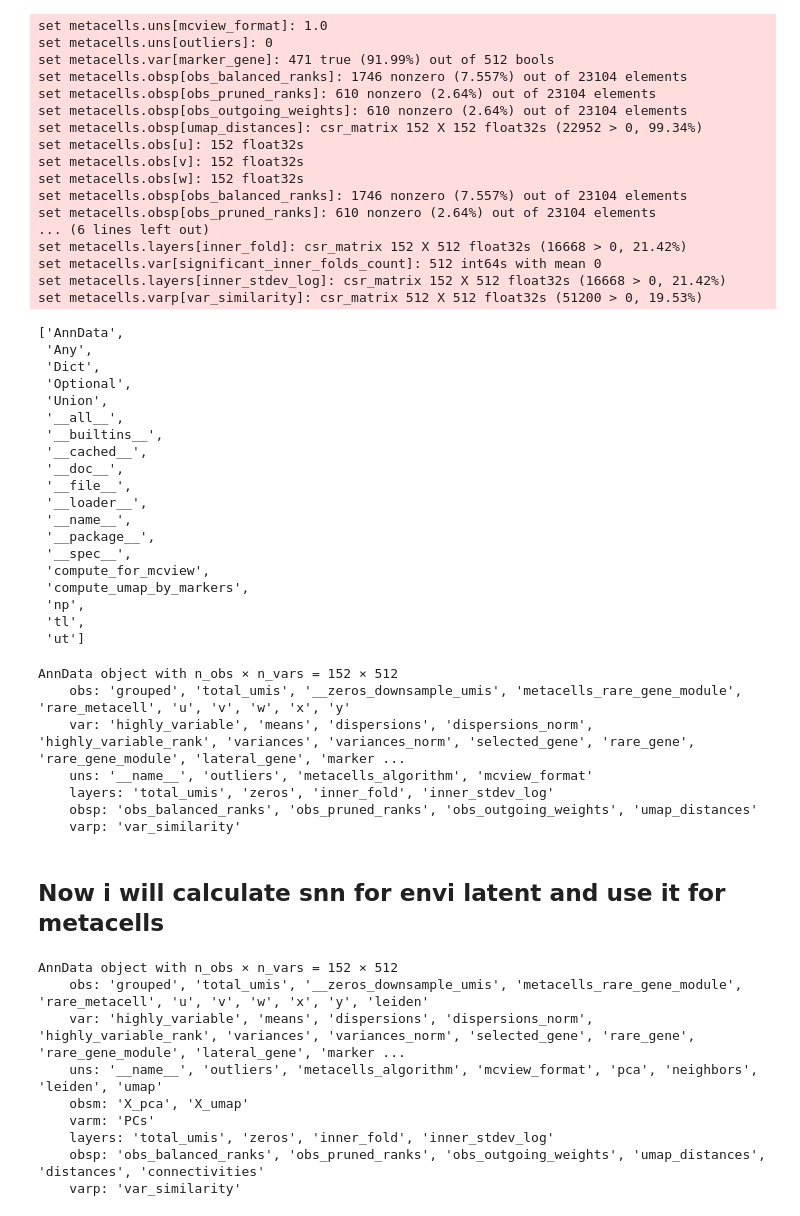
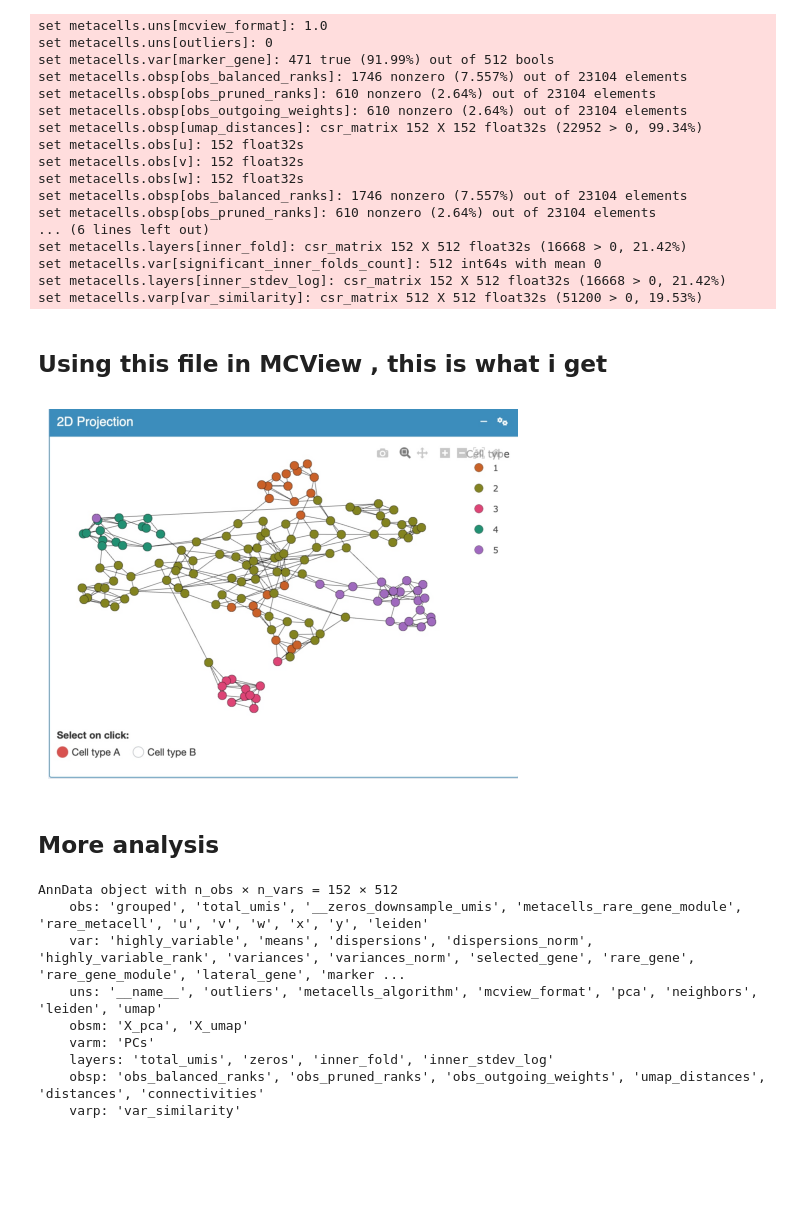
Before and after one commit to anushka-220/Undergraduate-Project, a Jupyter notebook: seacells_envi_latent.ipynb, the cells around one changed output. Cells and saved outputs as stored; diff of their text form; code cells hidden in the pictures; blank space fills up the shorter version.

```diff
--- a/seacells_envi_latent.ipynb
+++ b/seacells_envi_latent.ipynb
@@ -361,43 +318,25 @@ set metacells.layers[inner_fold]: csr_matrix 152 X 512 float32s (16668 > 0, 21.4
 set metacells.var[significant_inner_folds_count]: 512 int64s with mean 0
 set metacells.layers[inner_stdev_log]: csr_matrix 152 X 512 float32s (16668 > 0, 21.42%)
 set metacells.varp[var_similarity]: csr_matrix 512 X 512 float32s (51200 > 0, 19.53%)
-# %%
-dir(mc.pl.mcview)
-# %% [output]
-['AnnData',
- 'Any',
- 'Dict',
- 'Optional',
- 'Union',
- '__all__',
- '__builtins__',
- '__cached__',
- '__doc__',
- '__file__',
- '__loader__',
- '__name__',
- '__package__',
- '__spec__',
- 'compute_for_mcview',
- 'compute_umap_by_markers',
- 'np',
- 'tl',
- 'ut']
 # %%
 adata_filtered.write("adata_filtered.h5ad")
 gdata.write("gdata.h5ad")
-# %%
-gdata
-# %% [output]
-AnnData object with n_obs × n_vars = 152 × 512
-    obs: 'grouped', 'total_umis', '__zeros_downsample_umis', 'metacells_rare_gene_module', 'rare_metacell', 'u', 'v', 'w', 'x', 'y'
-    var: 'highly_variable', 'means', 'dispersions', 'dispersions_norm', 'highly_variable_rank', 'variances', 'variances_norm', 'selected_gene', 'rare_gene', 'rare_gene_module', 'lateral_gene', 'marker ...
-    uns: '__name__', 'outliers', 'metacells_algorithm', 'mcview_format'
-    layers: 'total_umis', 'zeros', 'inner_fold', 'inner_stdev_log'
-    obsp: 'obs_balanced_ranks', 'obs_pruned_ranks', 'obs_outgoing_weights', 'umap_distances'
-    varp: 'var_similarity'
-# %% [markdown]
-## Now i will calculate snn for envi latent and use it for metacells
+# %% [markdown]
+## Using this file in MCView , this is what i get
+# %%
+import matplotlib.pyplot as plt
+import os
+
+
+image_path = "/Users/anushka/Documents/Undergraduate-Project/McView/mcview_graph_envi_latent.jpeg"
+img = plt.imread(image_path)
+plt.imshow(img)
+plt.axis("off")
+plt.show()
+# %% [output]
+[figure, added]
+# %% [markdown]
+## More analysis
 # %%
 gdata
 # %% [output]
```
Also changed, not shown: parts of 19 cells of this notebook, 3 other files.
